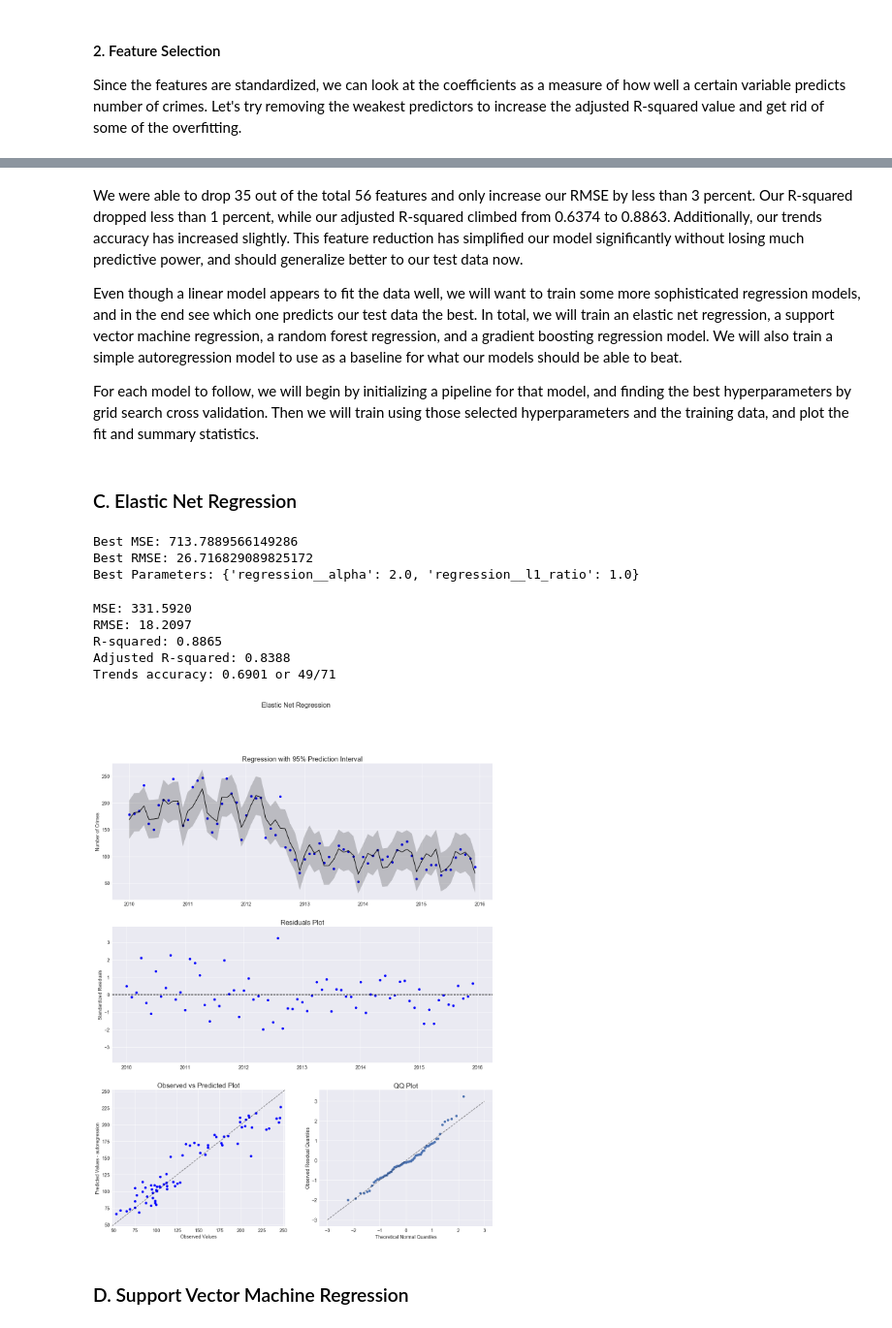
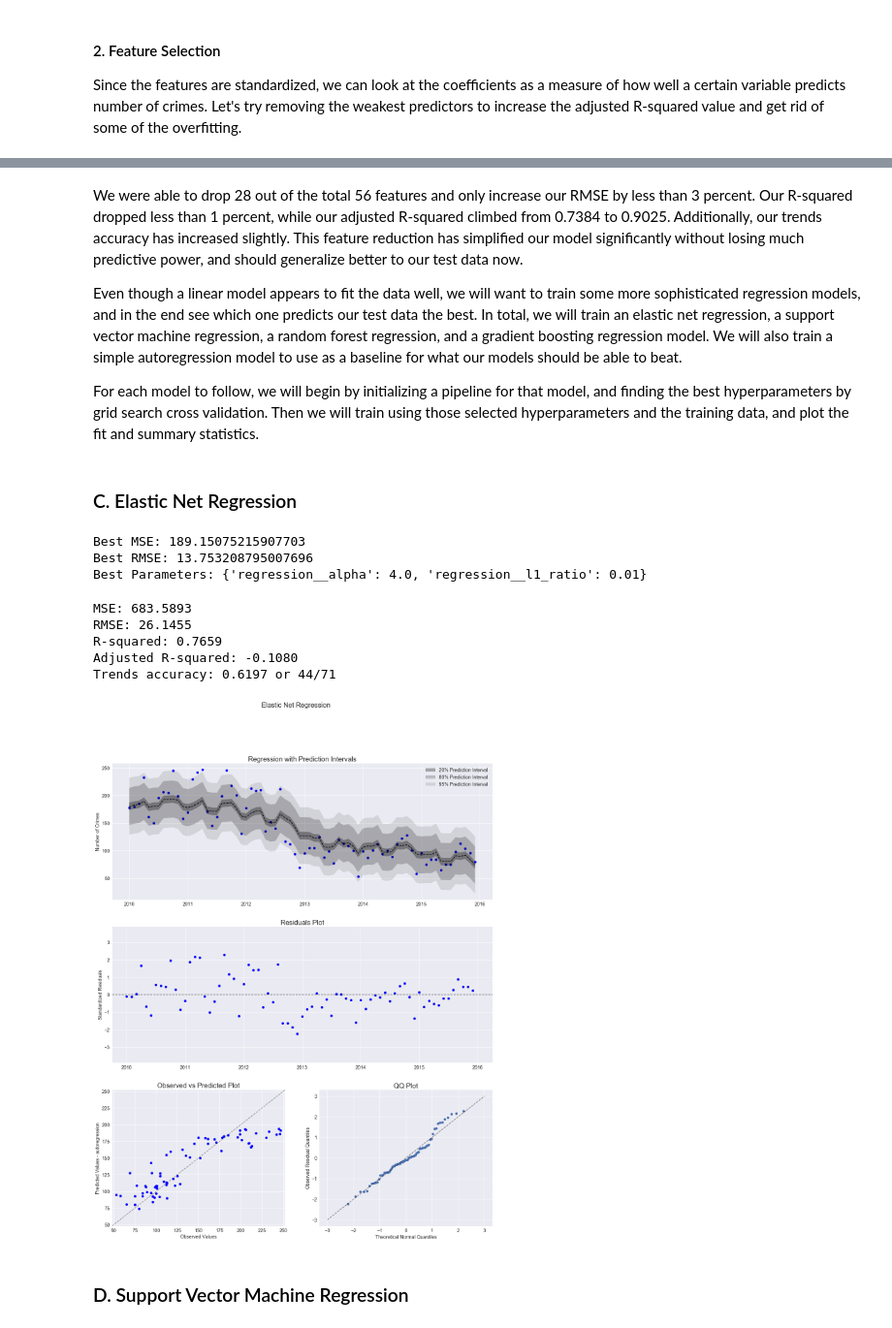
Before and after one commit to pspratling/Forecasting-Crime-around-the-Georgia-Tech-Campus, a Jupyter notebook: Project/Regression.ipynb, the cells around one changed output, grey strips where cells are left out. Shown at 97% size. Drawn from its saved outputs; the diff is of its cells as text; code cells hidden in the pictures.

Commit message:
add forecast to regression

```diff
--- a/Project/Regression.ipynb
+++ b/Project/Regression.ipynb
@@ -325,8 +346,8 @@ Let's split our data into training and test sets, and plot the results.
 We can use 2010-2015 as training data, and 2016-2018 as test data.
 # %%
 #extracting data
-X = f.drop(columns='num_crimes').iloc[:-1]
-y = f['num_crimes'].iloc[:-1].values
+X = f.drop(columns='num_crimes').iloc[:-6]
+y = f['num_crimes'].iloc[:-6].values
 
 #splitting into training and test data
 X_train = X[:72].values
@@ -338,7 +359,7 @@ y_test = y[72:]
 plt.figure(figsize=(20, 8))
 plt.scatter(x = range(len(y_train)), y = y_train, color='b')
 plt.scatter(x = range(len(y_train), len(y_train)+len(y_test)), y = y_test, color='r')
-plt.xlabel('Semester')
+plt.xlabel('Year')
 plt.ylabel('Number of Crimes')
 plt.legend(['Training Data', 'Test Data'])
 plt.xticks(range(0, len(y_train)+len(y_test), 12), range(2010, 2019))
@@ -414,0 +438,12 @@ dtype: float64
+# %%
+from sklearn.feature_selection import RFE
+
+#setting up pipelien
+rfe = RFE(clf_lr)
+steps_rfe = [('imputation', imp), ('scale', scale), ('rfe', rfe)]
+pipeline_rfe = Pipeline(steps_rfe)
+pipeline_rfe.fit(X_train, y_train)
+ranks = rfe.ranking_
+#printing selected features
+print('Most important Features:')
+print(X.columns[ranks == 1])
@@ -415,19 +462,16 @@ dtype: float64
 # %%
-#dropping features with weakest prediction value to maximimize adjusted R-squared
-weak_corrs = list(coefs[np.abs(coefs)<1.6].index)
-
 #recreating feature matrix, dropping bad predictors
-print('{} out of {} features dropped\n'.format(len(weak_corrs), len(X_train[0])))
-X = f.drop(columns=weak_corrs + ['num_crimes'] ).iloc[:-1]
-X_train = X[:72].values
-X_test = X[72:].values
+print('{} out of {} features dropped\n'.format(sum(ranks!=1), len(X_train[0])))
+X_fs = X.loc[:, ranks == 1]
+X_train_fs = X_fs[:72].values
+X_test_fs = X_fs[72:].values
 
 #refitting
-pipeline_lr.fit(X_train, y_train)
-y_pred_lr = pipeline_lr.predict(X_train)
+pipeline_lr.fit(X_train_fs, y_train)
+y_pred_lr = pipeline_lr.predict(X_train_fs)
 
 #plotting results
 fig, ax = plt.subplots(figsize=(20, 8))
-summary_statistics(y_train, y_pred_lr, len(X_train[0]))
-plot_fit(y_train, y_pred_lr, ax, intervals=True);
+summary_statistics(y_train, y_pred_lr, len(X_train_fs[0]))
+plot_fit(y_train, y_pred_lr, ax);
 # %% [output]
@@ -442,5 +486,5 @@ Trends accuracy: 0.7042 or 50/71
 # %% [markdown]
-We were able to drop 35 out of the total 56 features and only increase our RMSE by less than 3 percent. Our R-squared dropped less than 1 percent, while our adjusted R-squared climbed from 0.6374 to 0.8863. Additionally, our trends accuracy has increased slightly. This feature reduction has simplified our model significantly without losing much predictive power, and should generalize better to our test data now.
+We were able to drop 28 out of the total 56 features and only increase our RMSE by less than 3 percent. Our R-squared dropped less than 1 percent, while our adjusted R-squared climbed from 0.7384 to 0.9025. Additionally, our trends accuracy has increased slightly. This feature reduction has simplified our model significantly without losing much predictive power, and should generalize better to our test data now.
 
 Even though a linear model appears to fit the data well, we will want to train some more sophisticated regression models, and in the end see which one predicts our test data the best. In total, we will train an elastic net regression, a support vector machine regression, a random forest regression, and a gradient boosting regression model. We will also train a simple autoregression model to use as a baseline for what our models should be able to beat.
 
@@ -454,30 +498,33 @@ steps_en = [('imputation', imp), ('scale', scale),
 pipeline_en = Pipeline(steps_en)
 
 #hyperparameter tuning via grid search cross-validation
-best_params_en = grid_search_cv(pipeline_en, X_train, y_train,
+best_params_en, best_mse_en = grid_search_cv(pipeline_en, X_train, y_train,
                       param_names=['regression__alpha', 'regression__l1_ratio'],
                       param_vals=[np.logspace(-2, 10, 13, base=2), np.linspace(.01, 1, 10)])
+print('Best MSE: {}'.format(best_mse_en))
+print('Best RMSE: {}'.format(np.sqrt(best_mse_en)))
+print('Best Parameters: {}'.format(best_params_en))
 # %% [output]
-Best MSE: 713.7889566149286
-Best RMSE: 26.716829089825172
-Best Parameters: {'regression__alpha': 2.0, 'regression__l1_ratio': 1.0}
+Best MSE: 189.15075215907703
+Best RMSE: 13.753208795007696
+Best Parameters: {'regression__alpha': 4.0, 'regression__l1_ratio': 0.01}
 # %%
 #setting hyperparameters, fitting model, and predicting training set
 pipeline_en.set_params(**best_params_en)
 pipeline_en.fit(X_train, y_train)
 y_pred_en = pipeline_en.predict(X_train)
 
 #plotting results
 fig = plt.figure(figsize=(20, 25))
 summary_statistics(y_train, y_pred_en, len(X_train[0]))
-plot_summary(y_train, y_pred_en, 'Elastic Net Regression', intervals=True);
+plot_summary(y_train, y_pred_en, 'Elastic Net Regression');
 # %% [output]
-MSE: 331.5920
-RMSE: 18.2097
-R-squared: 0.8865
-Adjusted R-squared: 0.8388
-Trends accuracy: 0.6901 or 49/71
+MSE: 683.5893
+RMSE: 26.1455
+R-squared: 0.7659
+Adjusted R-squared: -0.1080
+Trends accuracy: 0.6197 or 44/71
-[figure, old version]
+[figure, new version]
 # %% [markdown]
 ### D. Support Vector Machine Regression
 # %%
```
Also changed, not shown: parts of 49 cells of this notebook, 6 other files.
